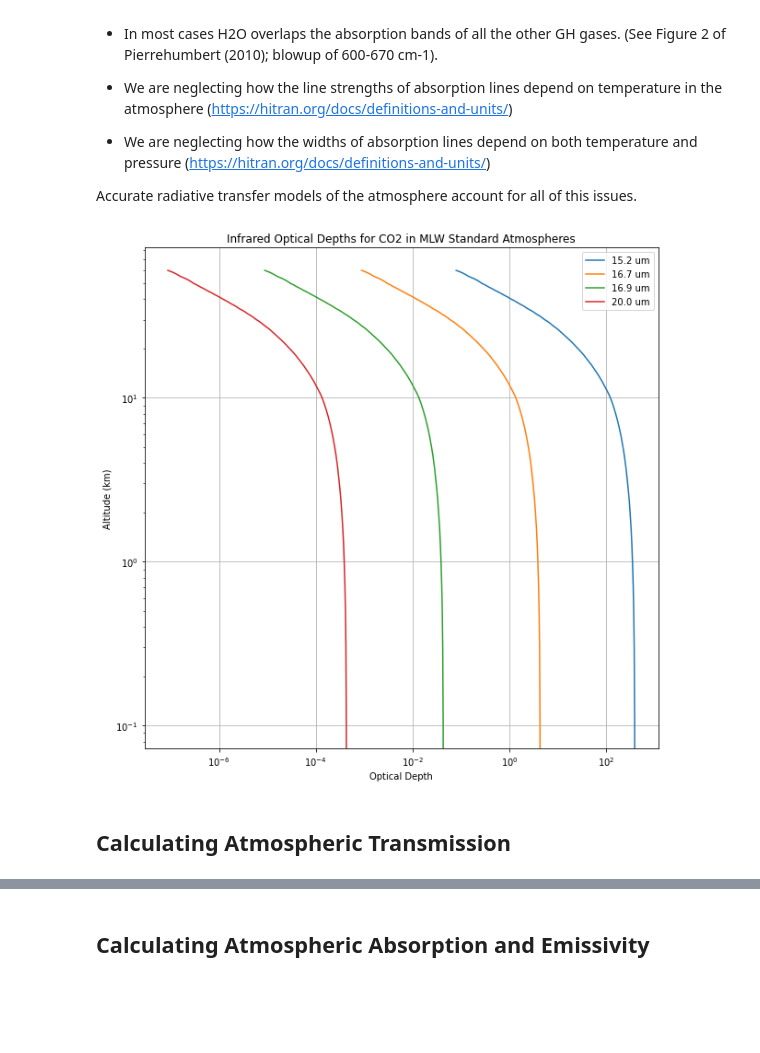
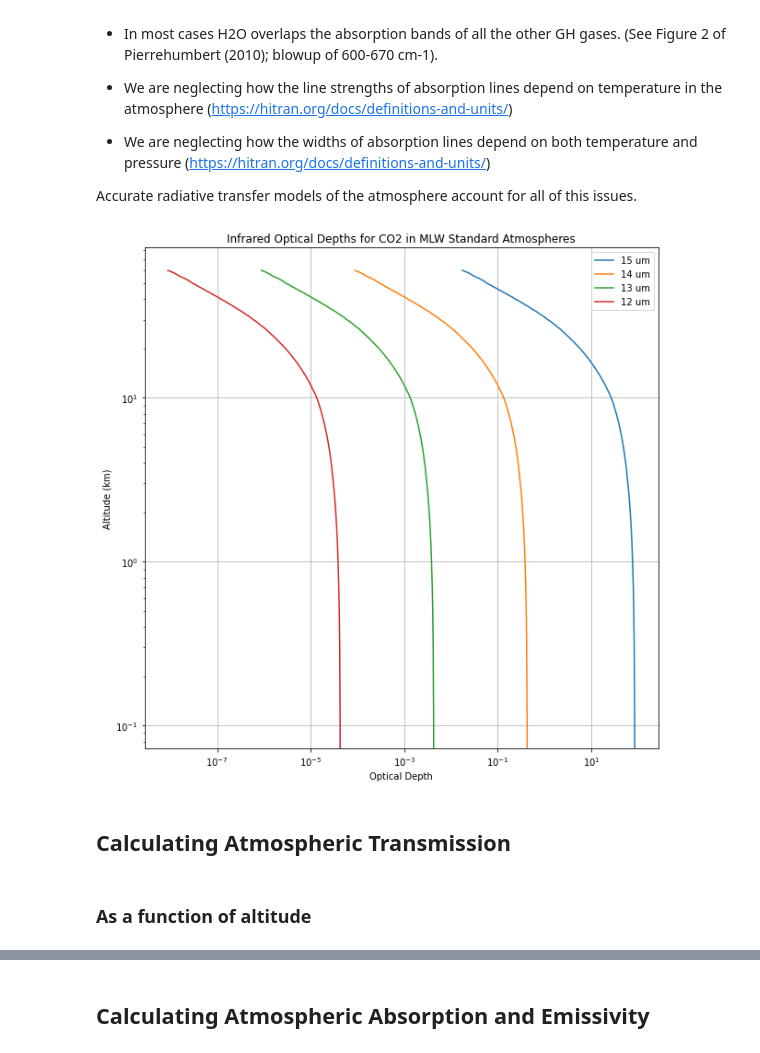
Before and after one commit to vonw/CE401, a Jupyter notebook: _build/jupyter_execute/chapter4/InfraredAbsorptionByTheAtmosphere.ipynb, the cells around one changed output, grey strips where cells are left out. Cells and saved outputs as stored; diff of their text form; code cells hidden in the pictures; blank space fills up the shorter version.

```diff
--- a/_build/jupyter_execute/chapter4/InfraredAbsorptionByTheAtmosphere.ipynb
+++ b/_build/jupyter_execute/chapter4/InfraredAbsorptionByTheAtmosphere.ipynb
@@ -221,33 +220,35 @@ So, the optical depth can now be calculated for each layer of the atmosphere by
 
 Accurate radiative transfer models of the atmosphere account for all of this issues.
 # %%
-Ka_15_2 = 9000
-Ka_16_7 = 100
-Ka_16_9 = 1
-Ka_20_0 = 0.01
+Ka_15 = 2000
+Ka_14 = 10
+Ka_13 = 0.1
+Ka_12 = 0.001
 
 rhoCO2 = mlw.airDensity[:-1] * mlw.co2[:-1]/1e6     # Convert from ppmv to percent fraction
 dz   = np.diff(mlw.altitude) * 1000                 # Calculate the height of each layer by differencing levels; meters
 
 # Calculate and plot the optical depth at 14.6 um for CO2 for the MLW Standard Atmosphere.
-mlw['od_15_2'] = Ka_15_2 * rhoCO2 * dz
-mlw['od_16_7'] = Ka_16_7 * rhoCO2 * dz
-mlw['od_16_9'] = Ka_16_9 * rhoCO2 * dz
-mlw['od_20_0'] = Ka_20_0 * rhoCO2 * dz
+mlw['od_15'] = Ka_15 * rhoCO2 * dz
+mlw['od_14'] = Ka_14 * rhoCO2 * dz
+mlw['od_13'] = Ka_13 * rhoCO2 * dz
+mlw['od_12'] = Ka_12 * rhoCO2 * dz
 # %%
 fig, ax = plt.subplots(figsize=(10,10))
 
-mlw.plot(ax=ax, x='od_15_2', y='altitude', logx=True, logy=True)
-mlw.plot(ax=ax, x='od_16_7', y='altitude', logx=True, logy=True)
-mlw.plot(ax=ax, x='od_16_9', y='altitude', logx=True, logy=True)
-mlw.plot(ax=ax, x='od_20_0', y='altitude', logx=True, logy=True)
+mlw.plot(ax=ax, x='od_15', y='altitude', logx=True, logy=True)
+mlw.plot(ax=ax, x='od_14', y='altitude', logx=True, logy=True)
+mlw.plot(ax=ax, x='od_13', y='altitude', logx=True, logy=True)
+mlw.plot(ax=ax, x='od_12', y='altitude', logx=True, logy=True)
 ax.grid()
 ax.set_xlabel('Optical Depth');
 ax.set_ylabel('Altitude (km)');
 ax.set_title('Infrared Optical Depths for CO2 in MLW Standard Atmospheres');
-ax.legend(['15.2 um','16.7 um','16.9 um','20.0 um']);
+ax.legend(['15 um','14 um','13 um','12 um']);
 # %% [output]
-[figure, old version]
+[figure, new version]
 # %% [markdown]
 ## Calculating Atmospheric Transmission
+# %% [markdown]
+### As a function of altitude
 # %%
```
Also changed, not shown: parts of 12 cells of this notebook, 13 other files.
